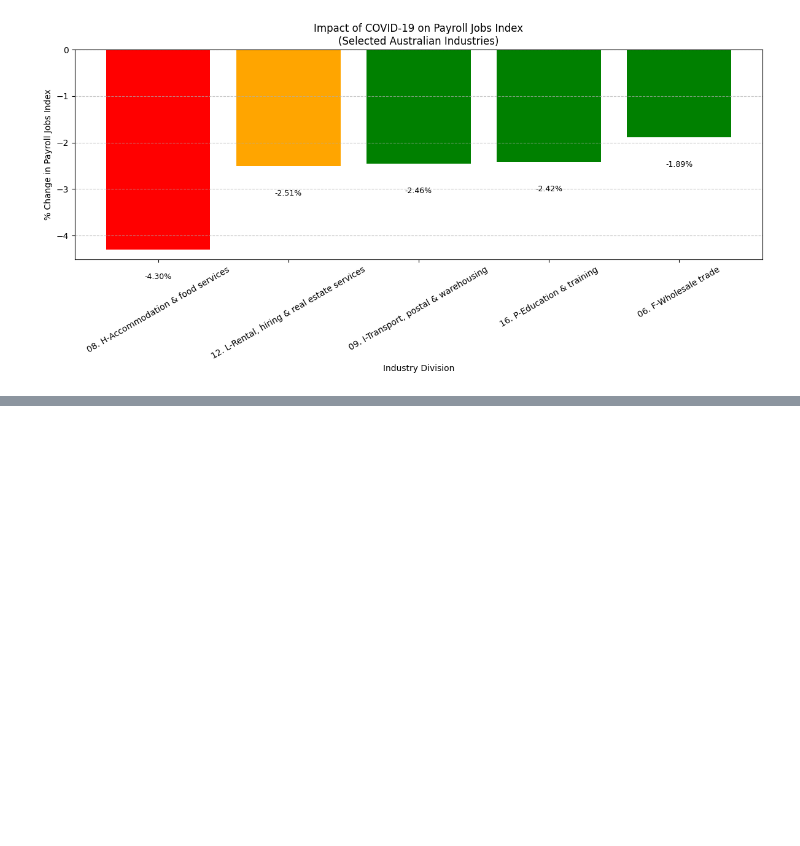
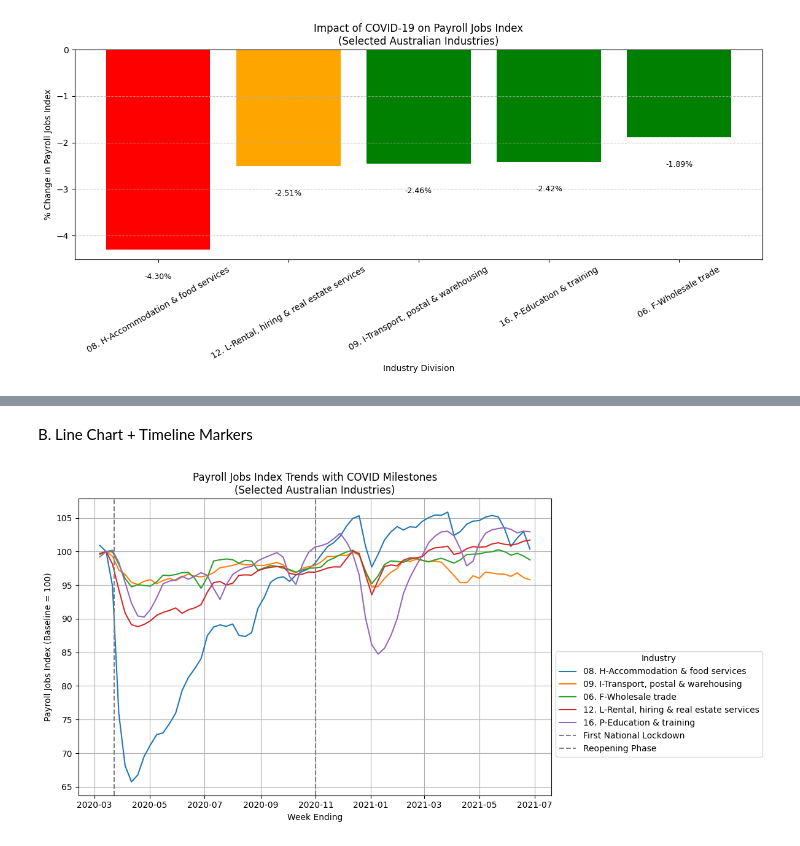
Before and after one commit to Jolene115/covid19-jobs-impact-australia, a Jupyter notebook: covid_analysis.ipynb, the cells around one changed output, grey strips where cells are left out. Drawn from its saved outputs; the diff is of its cells as text; code cells hidden in the pictures; blank space fills up the shorter version.

```diff
--- a/covid_analysis.ipynb
+++ b/covid_analysis.ipynb
@@ -194,0 +207,24 @@ plt.show()
+# %% [markdown]
+B. Line Chart + Timeline Markers
+# %%
+# Add key lockdown dates to existing line plot
+plt.figure(figsize=(12,6))
+
+for industry in selected_industries:
+    subset = df_plot[df_plot['Industry division'] == industry]
+    plt.plot(subset['Week ending'], subset['Payroll jobs index'], label=industry)
+
+# Annotate key COVID events
+plt.axvline(pd.to_datetime('2020-03-23'), color='gray', linestyle='--', label='First National Lockdown')
+plt.axvline(pd.to_datetime('2020-11-01'), color='gray', linestyle='--', label='Reopening Phase')
+
+# Final touches
+plt.title("Payroll Jobs Index Trends with COVID Milestones\n(Selected Australian Industries)")
+plt.xlabel("Week Ending")
+plt.ylabel("Payroll Jobs Index (Baseline = 100)")
+plt.legend(title='Industry', bbox_to_anchor=(1, 0.5))
+plt.grid(True)
+plt.tight_layout()
+plt.show()
+# %% [output]
+[figure, added]
```
Also changed, not shown: parts of 4 cells of this notebook.
